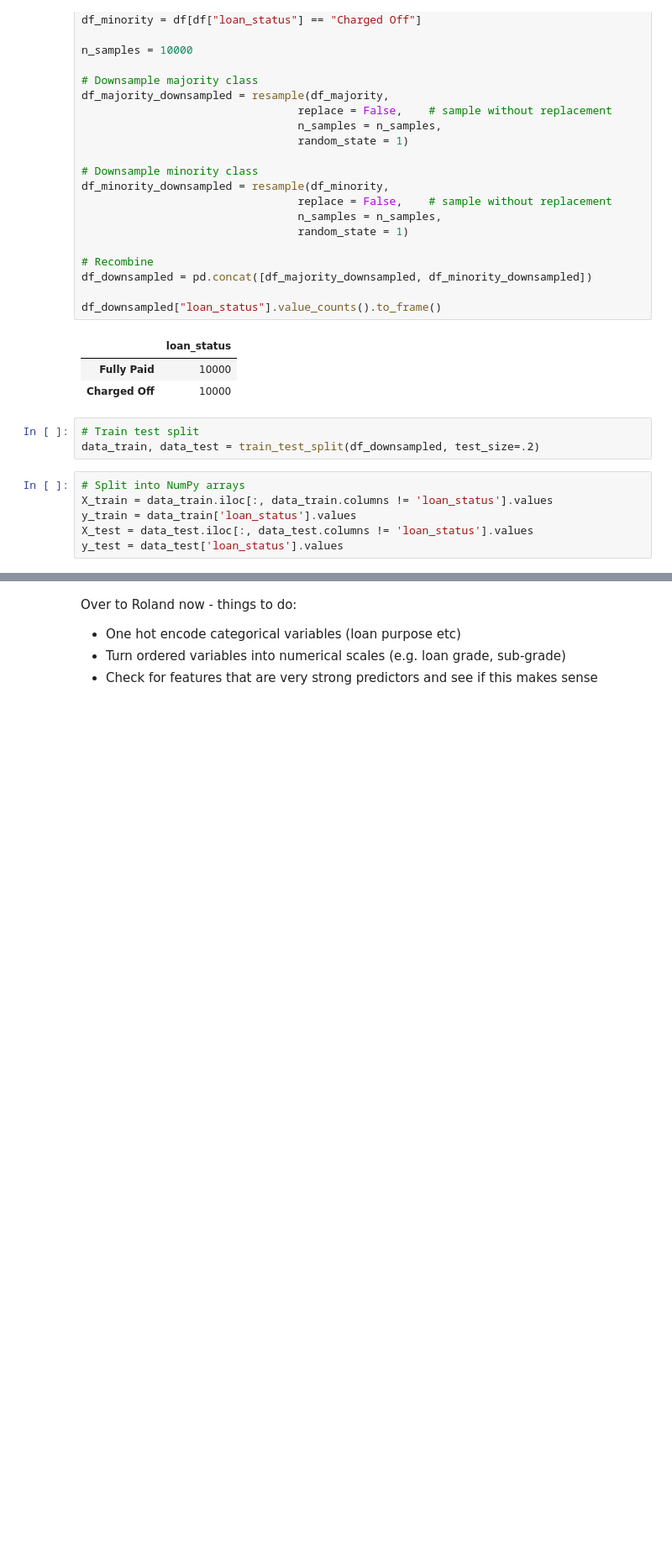
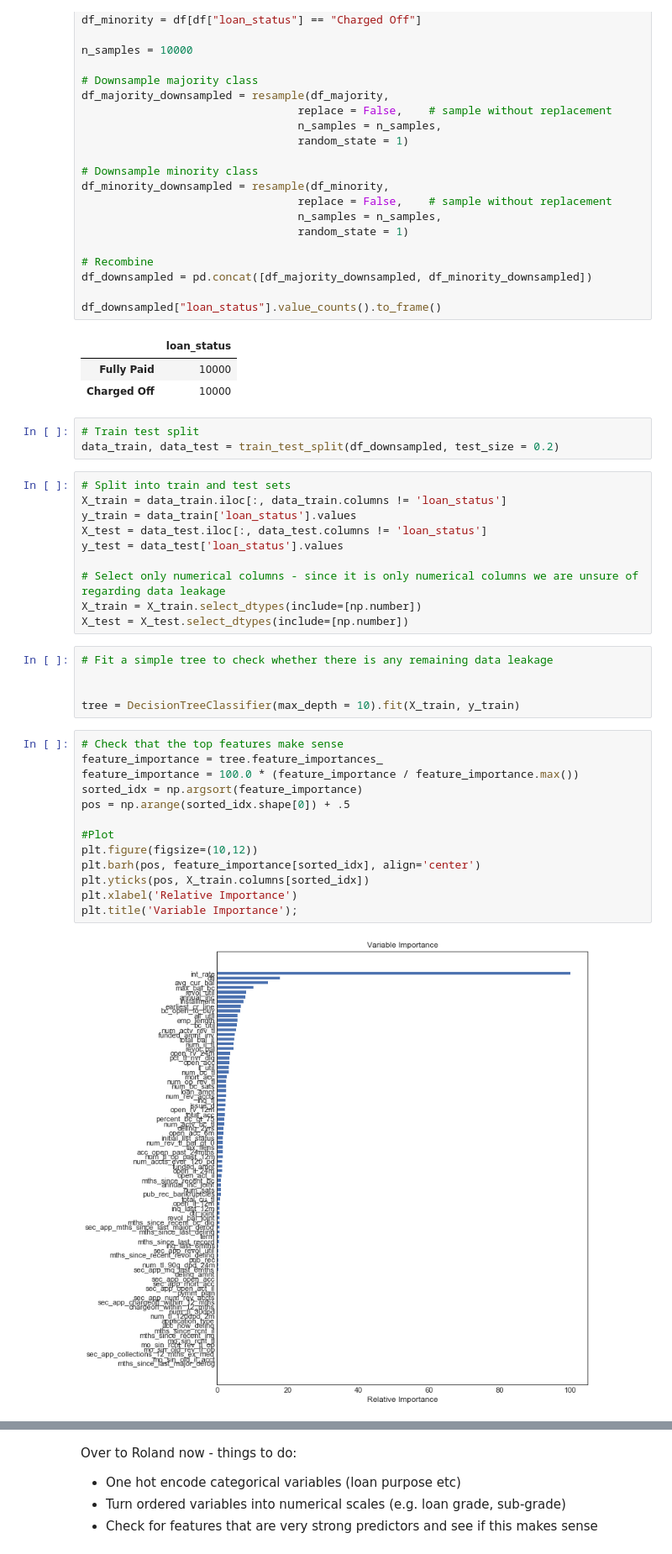
Before and after one commit to genagibson/cs109a_LendingClub, a Jupyter notebook: Lending_data_cleaning_final GG.ipynb, the cells around one changed output, grey strips where cells are left out. Shown at 84% size. Saved outputs shown, nothing was run; the diff lists cells and outputs as text; blank space fills up the shorter version.

Commit message:
Update Lending_data_cleaning_final GG.ipynb
Extended file to include 2018 data and double-checks for data leakage

```diff
--- a/Lending_data_cleaning_final GG.ipynb
+++ b/Lending_data_cleaning_final GG.ipynb
@@ -337,10 +361,34 @@ df_downsampled["loan_status"].value_counts().to_frame()
 | Charged Off | 10000 |
 # %%
 # Train test split
-data_train, data_test = train_test_split(df_downsampled, test_size=.2)
+data_train, data_test = train_test_split(df_downsampled, test_size = 0.2)
 # %%
-# Split into NumPy arrays
-X_train = data_train.iloc[:, data_train.columns != 'loan_status'].values
+# Split into train and test sets
+X_train = data_train.iloc[:, data_train.columns != 'loan_status']
 y_train = data_train['loan_status'].values
-X_test = data_test.iloc[:, data_test.columns != 'loan_status'].values
+X_test = data_test.iloc[:, data_test.columns != 'loan_status']
 y_test = data_test['loan_status'].values
+
+# Select only numerical columns - since it is only numerical columns we are unsure of regarding data leakage
+X_train = X_train.select_dtypes(include=[np.number])
+X_test = X_test.select_dtypes(include=[np.number])
+# %%
+# Fit a simple tree to check whether there is any remaining data leakage
+
+
+tree = DecisionTreeClassifier(max_depth = 10).fit(X_train, y_train)
+# %%
+# Check that the top features make sense
+feature_importance = tree.feature_importances_
+feature_importance = 100.0 * (feature_importance / feature_importance.max())
+sorted_idx = np.argsort(feature_importance)
+pos = np.arange(sorted_idx.shape[0]) + .5
+
+#Plot
+plt.figure(figsize=(10,12))
+plt.barh(pos, feature_importance[sorted_idx], align='center')
+plt.yticks(pos, X_train.columns[sorted_idx])
+plt.xlabel('Relative Importance')
+plt.title('Variable Importance');
+# %% [output]
+[figure, added]
```
Also changed, not shown: parts of 12 cells of this notebook.
